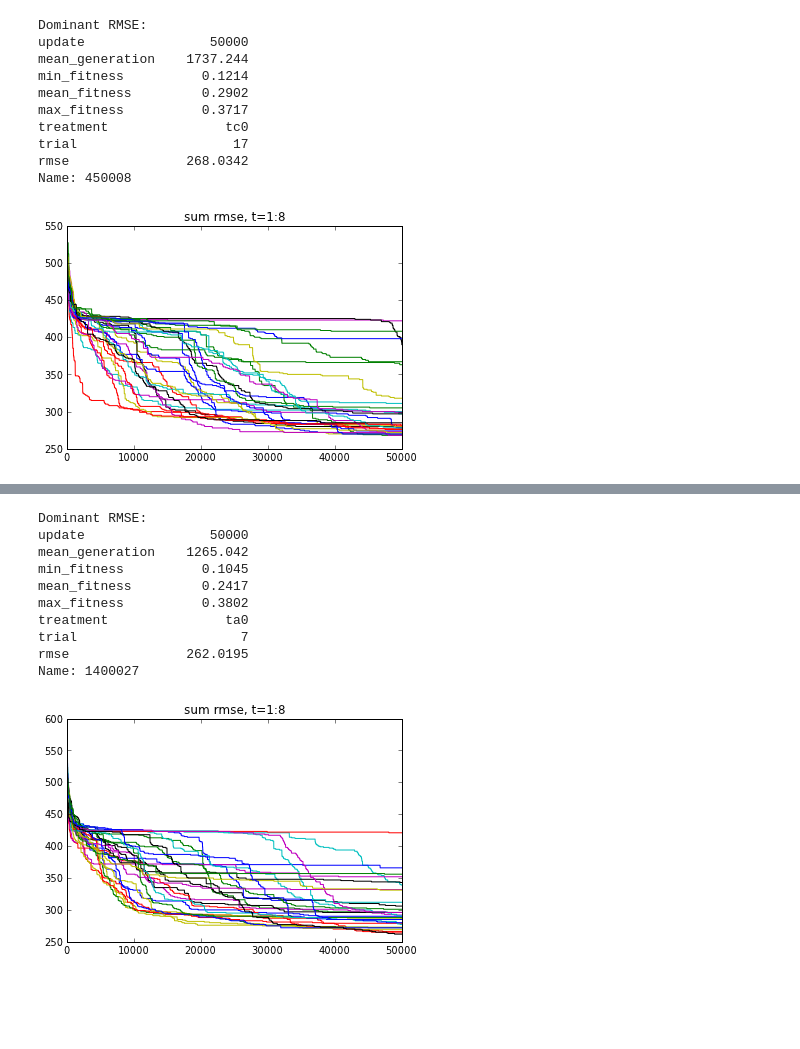
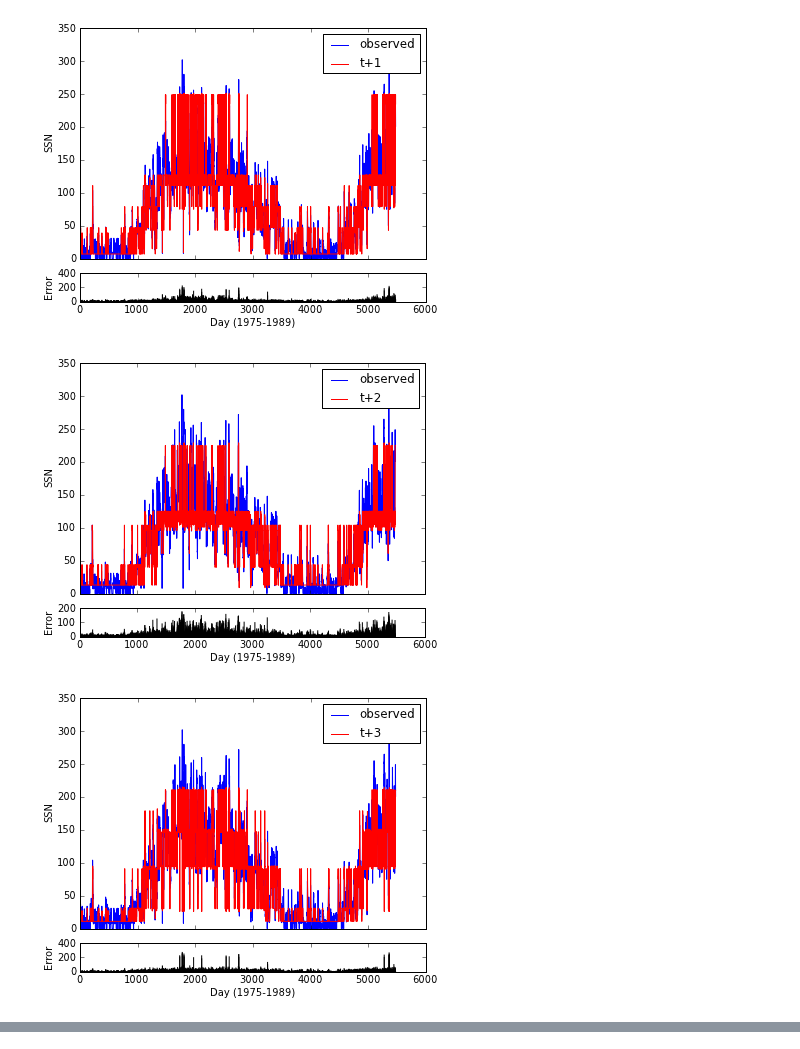
Before and after one commit to mmirmomeni/sunspot, a Jupyter notebook: math/sunspot.ipynb, the cells around one changed output, grey strips where cells are left out. Saved outputs shown, nothing was run; the diff lists cells and outputs as text; code cells hidden in the pictures; blank space fills up the shorter version.

```diff
--- a/math/sunspot.ipynb
+++ b/math/sunspot.ipynb
@@ -35,11 +34,11 @@ def test_sunspot(path):
         p1 = ax1.plot(D['observed'], color='blue', label='observed')
         p2 = ax1.plot(D['tplus'+str(i)], color='red', label='t+'+str(i))
         ax1.legend()
-        ax1.set_ylabel('ssn')
+        ax1.set_ylabel('SSN')
 
         p3 = ax2.vlines(range(0,len(D)), 0, abs(D['observed']-D['tplus'+str(i)]))
         pyplot.locator_params(axis='y', nbins=2)
-        ax2.set_ylabel('error')
-        ax2.set_xlabel('day (1981-1985)')
+        ax2.set_ylabel('Error')
+        ax2.set_xlabel('Day (1975-1989)')
     return D
 # %%
@@ -59,14 +90,6 @@ Name: 1450028
 # %%
-quick_look('/Users/dk/research/var/sunspot/002-multi','tc')
+nD = test_sunspot("/Users/dk/research/src/sunspot/var/002-multi/ta0_18")
 # %% [output]
-Dominant RMSE:
-update                50000
-mean_generation    1737.244
-min_fitness          0.1214
-mean_fitness         0.2902
-max_fitness          0.3717
-treatment               tc0
-trial                    17
-rmse               268.0342
-Name: 450008
-[figure, old version]
+[figure, new version]
+[figure, added]
+[figure, added]
@@ -73,14 +100,0 @@ Name: 450008
-# %%
-quick_look('/Users/dk/research/var/sunspot/002-multi','ta')
-# %% [output]
-Dominant RMSE:
-update                50000
-mean_generation    1265.042
-min_fitness          0.1045
-mean_fitness         0.2417
-max_fitness          0.3802
-treatment               ta0
-trial                     7
-rmse               262.0195
-Name: 1400027
-[figure, removed]
```
Also changed, not shown: parts of 15 cells of this notebook, 1 other file.
